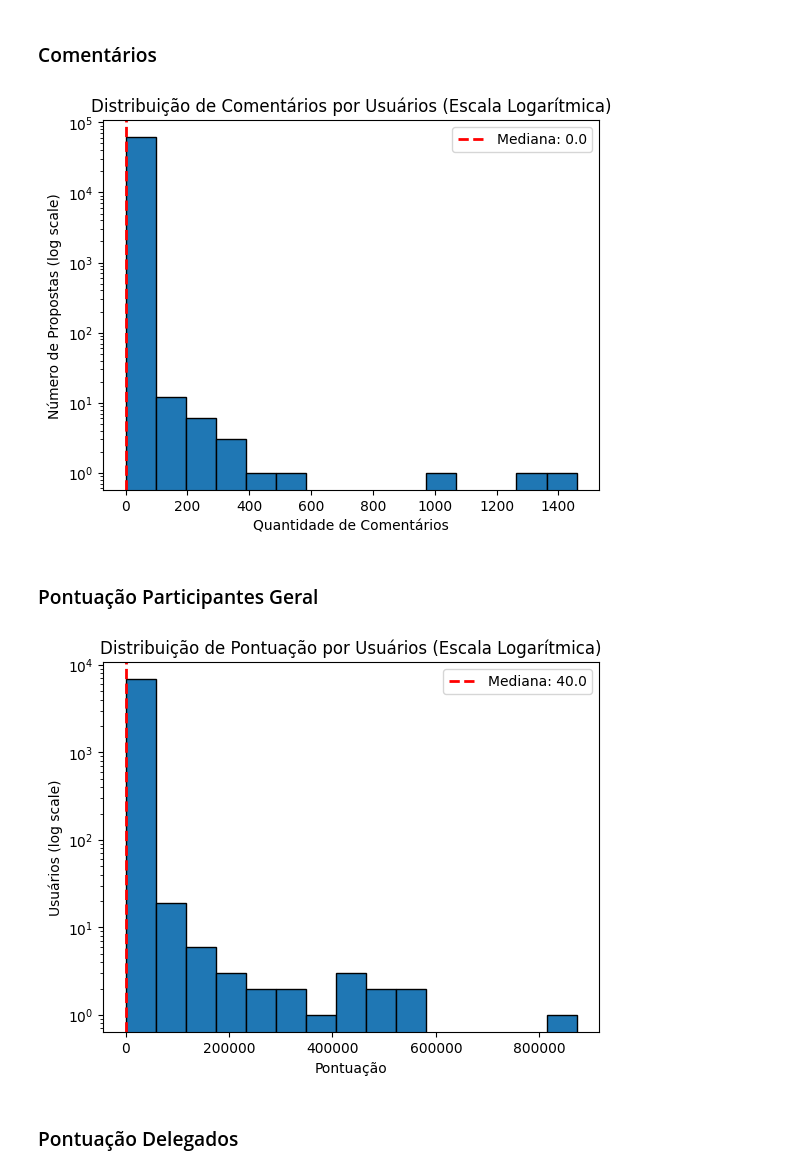
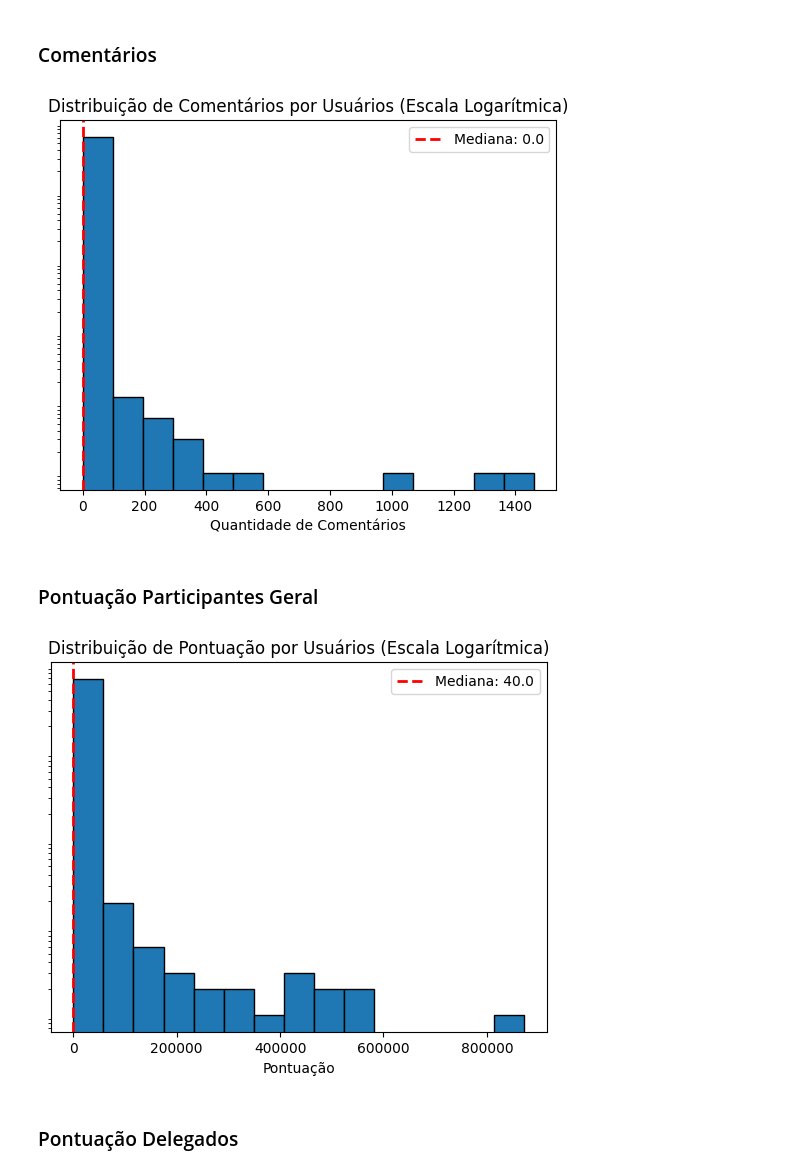
Before and after one commit to lappis-unb/documentacao2, a Jupyter notebook: docs/conjuv/histogramas.ipynb, the cells around one changed output. Drawn from its saved outputs; the diff is of its cells as text; code cells hidden in the pictures.

```diff
--- a/docs/conjuv/histogramas.ipynb
+++ b/docs/conjuv/histogramas.ipynb
@@ -72,20 +73,20 @@ plt.show()
 # %%
 
 hist, bin_edges = np.histogram(df_participantes2['ComentÃ¡rios feitos em propostas'], bins=15)
 
 mediana_comentarios_participantes = np.median(df_participantes2['ComentÃ¡rios feitos em propostas'])
 
 plt.hist(df_participantes2['ComentÃ¡rios feitos em propostas'], bins=15, edgecolor='black', log=True)
 plt.title('Distribuição de Comentários por Usuários (Escala Logarítmica)')
 plt.xlabel('Quantidade de Comentários')
-plt.ylabel('Número de Propostas (log scale)')
-
+#plt.ylabel('Número de Propostas (log scale)')
+plt.yticks([])
 plt.axvline(mediana_comentarios_participantes, color='red', linestyle='dashed', linewidth=2, label=f'Mediana: {mediana_comentarios_participantes}')
 plt.legend()
 
 plt.show()
 # %% [output]
-[figure, old version]
+[figure, new version]
 # %% [markdown]
 ### Pontuação Participantes Geral
 # %%
@@ -97,14 +98,14 @@ mediana_pontuacao_geral = np.median(df_geral['Pontuação final'])
 plt.hist(df_geral['Pontuação final'], bins=15, edgecolor='black', log=True)
 plt.title('Distribuição de Pontuação por Usuários (Escala Logarítmica)')
 plt.xlabel('Pontuação')
-plt.ylabel('Usuários (log scale)')
-
+#plt.ylabel('Usuários (log scale)')
+plt.yticks([])
 plt.axvline(mediana_pontuacao_geral, color='red', linestyle='dashed', linewidth=2, label=f'Mediana: {mediana_pontuacao_geral}')
 plt.legend()
 
 plt.show()
 # %% [output]
-[figure, old version]
+[figure, new version]
 # %% [markdown]
 ### Pontuação Delegados
 # %%
```
Also changed, not shown: parts of 4 cells of this notebook.
